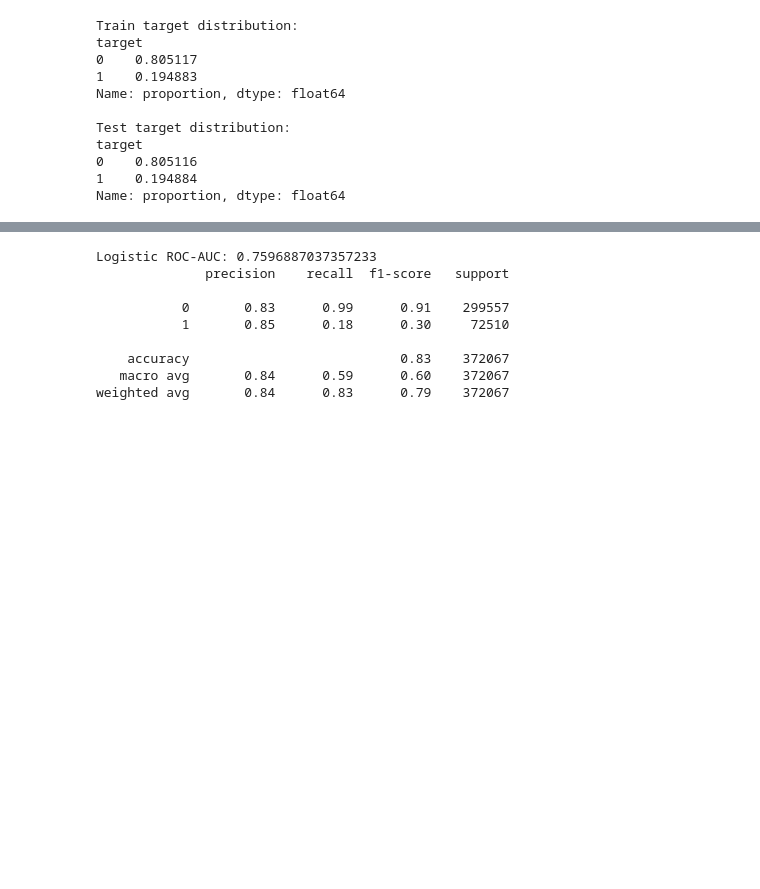
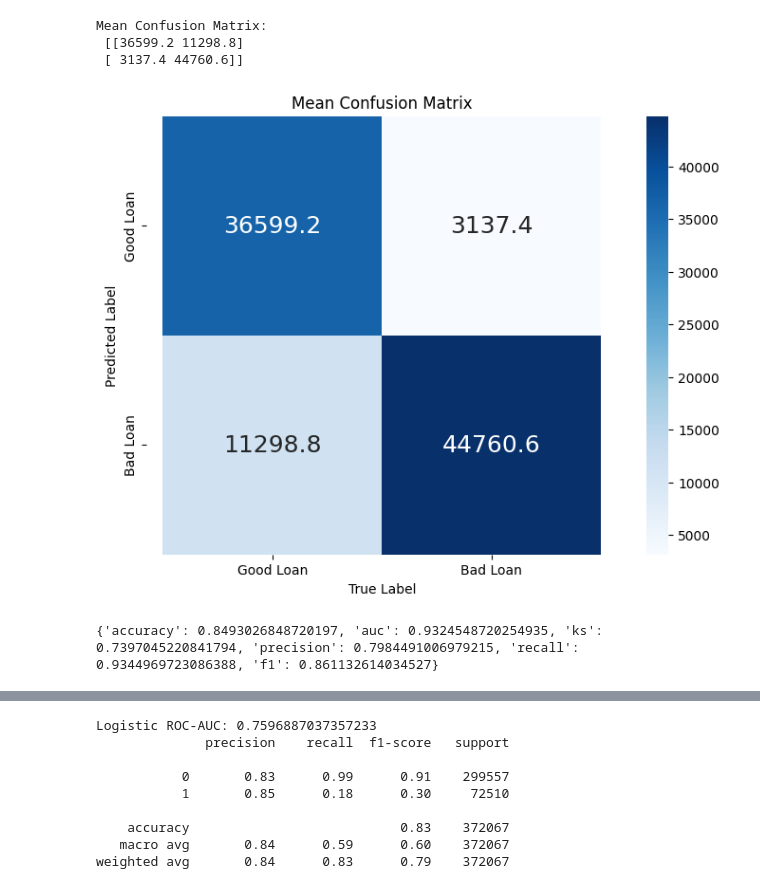
Before and after one commit to siddhantgopi/credit-risk-optimization, a Jupyter notebook: notebooks/03_Modeling.ipynb, the cells around one changed output, grey strips where cells are left out. Saved outputs shown, nothing was run; the diff lists cells and outputs as text; code cells hidden in the pictures; blank space fills up the shorter version.

```diff
--- a/notebooks/03_Modeling.ipynb
+++ b/notebooks/03_Modeling.ipynb
@@ -3,13 +3,11 @@ import joblib
 # %%
-X_processed = joblib.load("C:/Users/siddh/AppData/Local/Microsoft/WindowsApps/files/credit-risk-optimization/credit-risk-optimization/data/processed/X_processed_1.pkl")
+X_train = pd.read_csv("C:/Users/siddh/AppData/Local/Microsoft/WindowsApps/files/credit-risk-optimization/credit-risk-optimization/data/processed/X_train_final.csv")
 
-y = joblib.load("C:/Users/siddh/AppData/Local/Microsoft/WindowsApps/files/credit-risk-optimization/credit-risk-optimization/data/processed/y_1.pkl")
+y_train = pd.read_csv("C:/Users/siddh/AppData/Local/Microsoft/WindowsApps/files/credit-risk-optimization/credit-risk-optimization/data/processed/y_train_final.csv")
+
+X_test = pd.read_csv("C:/Users/siddh/AppData/Local/Microsoft/WindowsApps/files/credit-risk-optimization/credit-risk-optimization/data/processed/X_test_final.csv")
+
+y_test = pd.read_csv("C:/Users/siddh/AppData/Local/Microsoft/WindowsApps/files/credit-risk-optimization/credit-risk-optimization/data/processed/y_test_final.csv")
-# %%
-from sklearn.model_selection import train_test_split
-
-X_train, X_test, y_train, y_test = train_test_split(
-    X_processed, y, test_size=0.2, stratify=y, random_state=42
-)
 # %%
 # from imblearn.over_sampling import SMOTE
 # %%
@@ -19,27 +17,6 @@ X_train, X_test, y_train, y_test = train_test_split(
 # # Optional: print class distribution after resampling
 # from collections import Counter
 # print("Resampled target distribution:", Counter(y_train_res))
-# %%
-import numpy as np
-import pandas as pd
-
-print("Train target distribution:")
-print(pd.Series(y_train).value_counts(normalize=True))
-
-print("\nTest target distribution:")
-print(pd.Series(y_test).value_counts(normalize=True))
-# %% [output]
-Train target distribution:
-target
-0    0.805117
-1    0.194883
-Name: proportion, dtype: float64
-
-Test target distribution:
-target
-0    0.805116
-1    0.194884
-Name: proportion, dtype: float64
 # %%
 from sklearn.linear_model import LogisticRegression
 from sklearn.ensemble import RandomForestClassifier
@@ -48,0 +103,20 @@ from sklearn.metrics import classification_report, roc_auc_score
+# %%
+from xgboost import XGBClassifier
+
+xgb_model = XGBClassifier(
+    n_estimators=400,
+    max_depth=4,
+    learning_rate=0.08,
+    scale_pos_weight=3,
+    use_label_encoder=False,
+    eval_metric='auc'
+)
+
+metrics = evaluate_xgb_model(xgb_model, X_train, y_train)
+print(metrics)
+# %% [output]
+Mean Confusion Matrix:
+ [[36599.2 11298.8]
+ [ 3137.4 44760.6]]
+[figure, added]
+{'accuracy': 0.8493026848720197, 'auc': 0.9324548720254935, 'ks': 0.7397045220841794, 'precision': 0.7984491006979215, 'recall': 0.9344969723086388, 'f1': 0.861132614034527}
```
Also changed, not shown: parts of 22 cells of this notebook, 8 other files.
